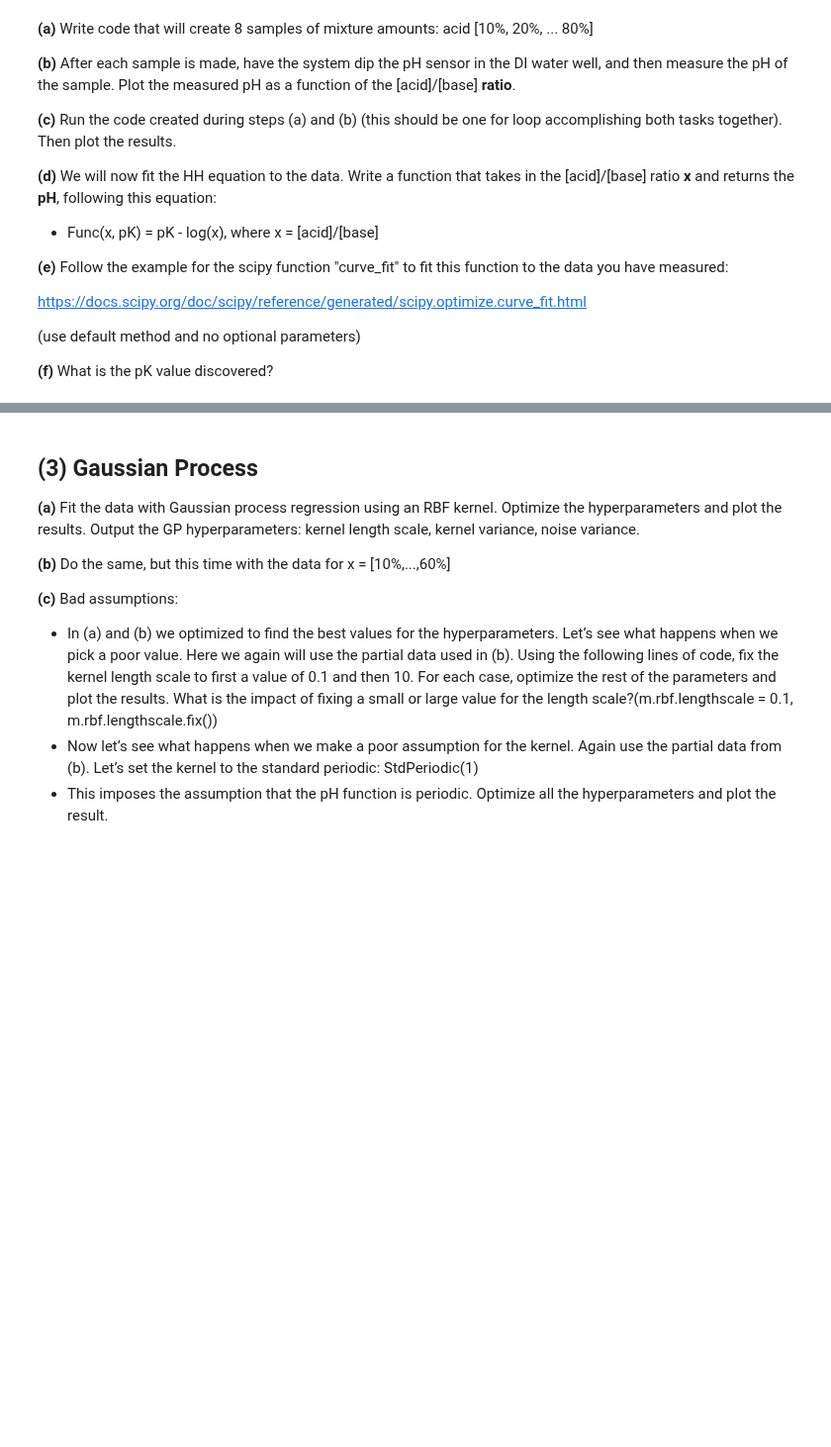
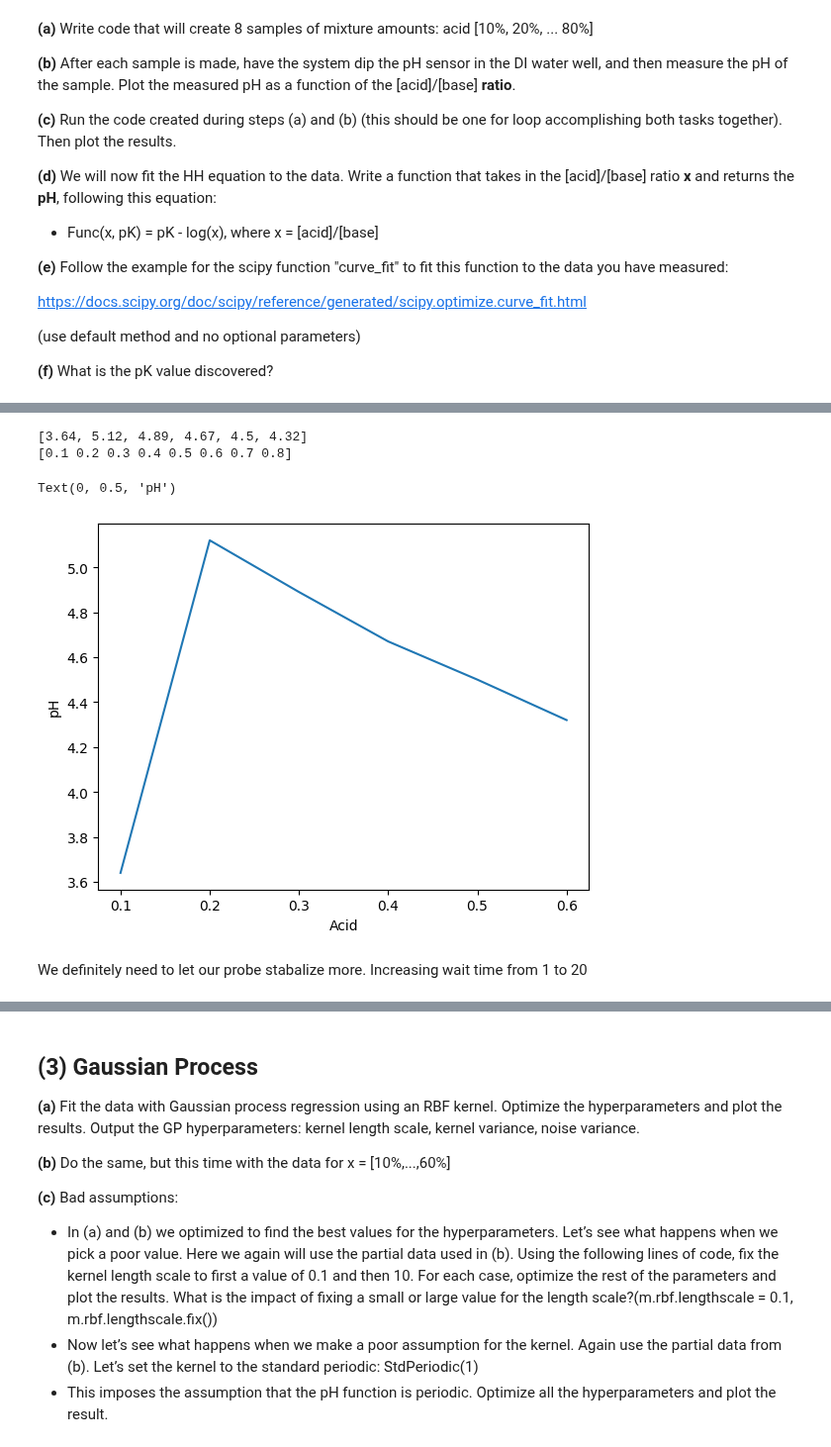
Before and after one commit to jess-garnett/LEGOLAS-Files, a Jupyter notebook: Code/LEGOLAS_Scripts/LegolasOutline.ipynb, the cells around one changed output, grey strips where cells are left out. Shown at 99% size. Cells and saved outputs as stored; diff of their text form; code cells hidden in the pictures; blank space fills up the shorter version.

```diff
--- a/Code/LEGOLAS_Scripts/LegolasOutline.ipynb
+++ b/Code/LEGOLAS_Scripts/LegolasOutline.ipynb
@@ -107,0 +207,23 @@ https://docs.scipy.org/doc/scipy/reference/generated/scipy.optimize.curve_fit.ht
+# %%
+mixes=np.linspace(0.1,0.8,8)
+cells=[(0,3),(0,4),(0,5),(1,0),(1,1),(1,2),(1,3),(1,4)]#row,col
+ph_data=[]
+
+for i,mix in enumerate(mixes):
+    a=mix
+    b=1-mix
+    mix_ab(a,b,*cells[i])
+    clean_ph()
+    ph_data.append(measured_ph(*cells[i]))
+plt.plot(mixes,ph_data)
+plt.xlabel("Acid")
+plt.ylabel("pH")
+#during first run it crashed/TimeoutError after drawing up the first quantity of base and before raising the Z syringe.
+    #made it through that spot the next time after full reseting.
+    #timed out before drawing up the third 0.6ml of base.
+    #liquid motor is locked. Nothing else is.
+#stopped after drawing third -> was issue with the depo function with 0 volume. Changed limit to ignore less than 0.1 volume.
+# New TypeError: fail to decode message from pH device. raw messsage: b'4\xfe4.14\r\n'.
+    #Failed on 0.7
+    #TA Recommendation: Use a bit longer stabalization time.
+    #Error had not been seen before.
@@ -107,0 +249,13 @@ https://docs.scipy.org/doc/scipy/reference/generated/scipy.optimize.curve_fit.ht
+# %%
+print(ph_data)
+print(mixes)
+plt.plot(mixes[:-2],ph_data)
+plt.xlabel("Acid")
+plt.ylabel("pH")
+# %% [output]
+[3.64, 5.12, 4.89, 4.67, 4.5, 4.32]
+[0.1 0.2 0.3 0.4 0.5 0.6 0.7 0.8]
+Text(0, 0.5, 'pH')
+[figure, added]
+# %% [markdown]
+We definitely need to let our probe stabalize more. Increasing wait time from 1 to 20
```
Also changed, not shown: parts of 17 cells of this notebook, 3 other files.
